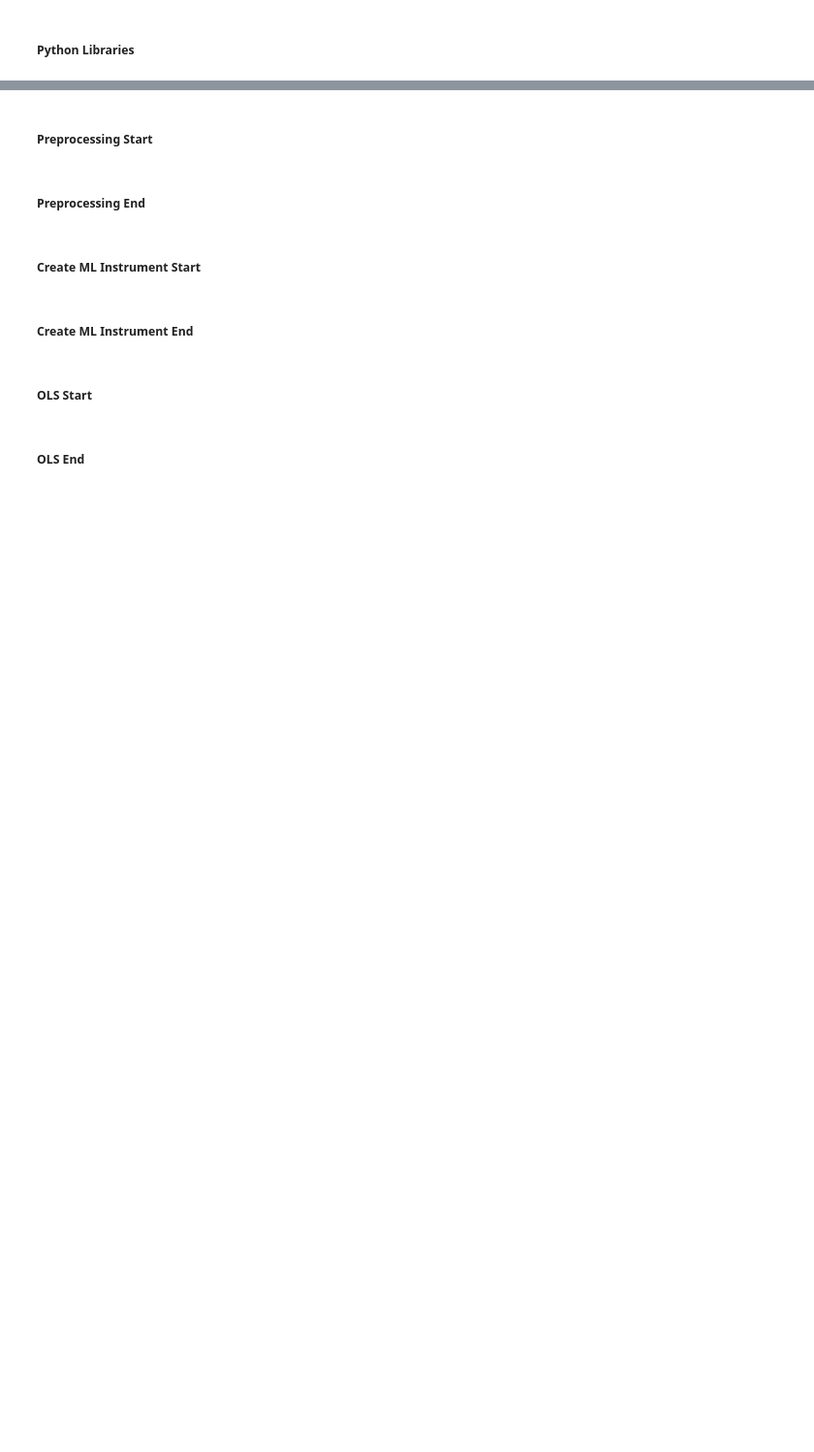
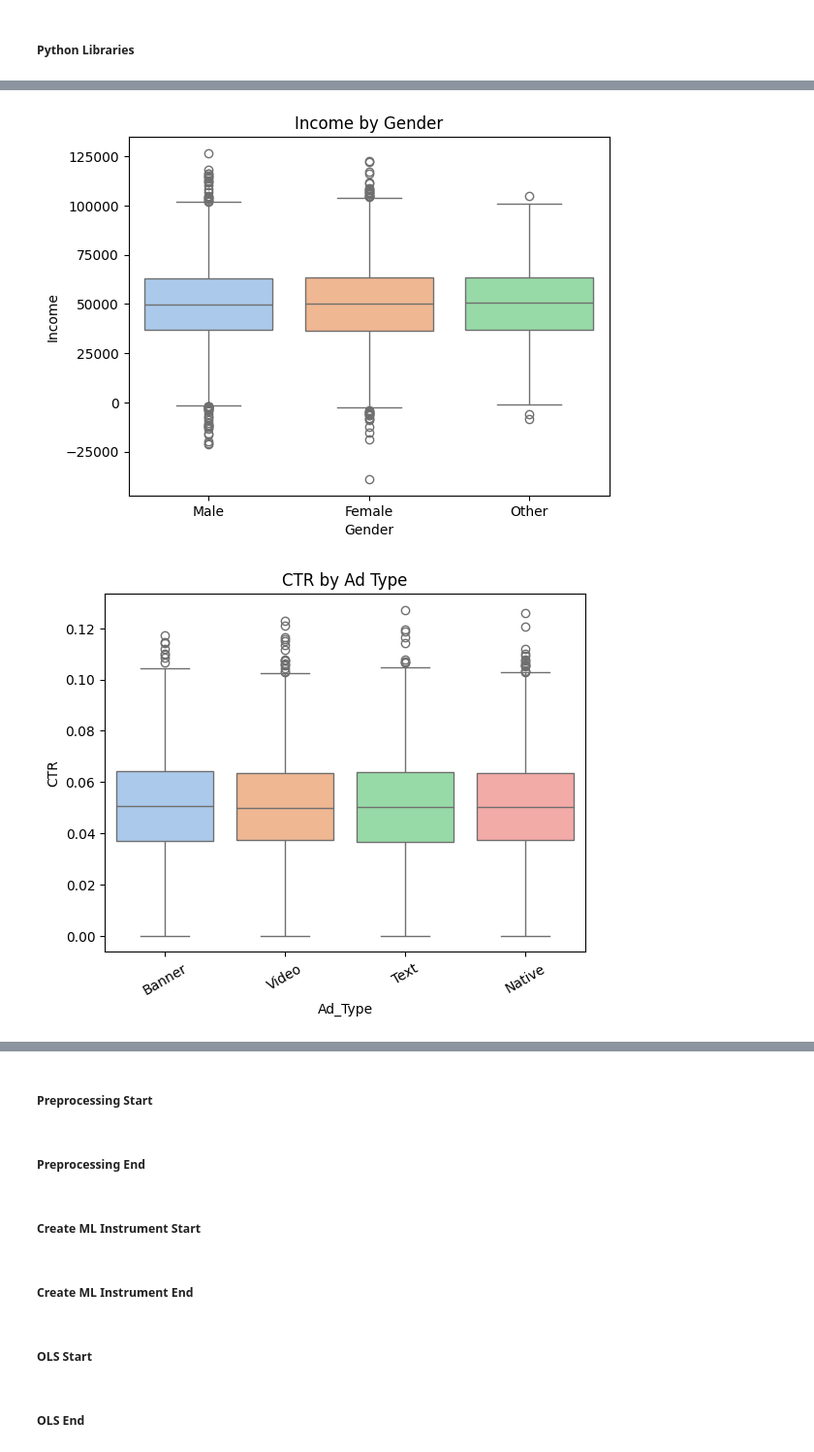
Before and after one commit to IanTaiAhn/econ6550, a Jupyter notebook: project/project_v3.ipynb, the cells around one changed output, grey strips where cells are left out. Shown at 97% size. Drawn from its saved outputs; the diff is of its cells as text; code cells hidden in the pictures; blank space fills up the shorter version.

```diff
--- a/project/project_v3.ipynb
+++ b/project/project_v3.ipynb
@@ -39,0 +42,17 @@ I want to make sure my entire implementation is proper. Even if the results are
+# %%
+sns.boxplot(data=df, x='Gender', y='Income', palette='pastel')
+plt.title("Income by Gender")
+plt.show()
+
+sns.boxplot(data=df, x='Ad_Type', y='CTR', palette='pastel')
+plt.title("CTR by Ad Type")
+plt.xticks(rotation=30)
+plt.show()
+
+sns.boxplot(data=df, x='Ad_Type', y='Conversion_Rate', palette='pastel')
+plt.title("Conversion Rate by Ad Type")
+plt.xticks(rotation=30)
+plt.show()
+# %% [output]
+[figure, added]
+[figure, added]
```
Also changed, not shown: parts of 27 cells of this notebook, 2 other files.
